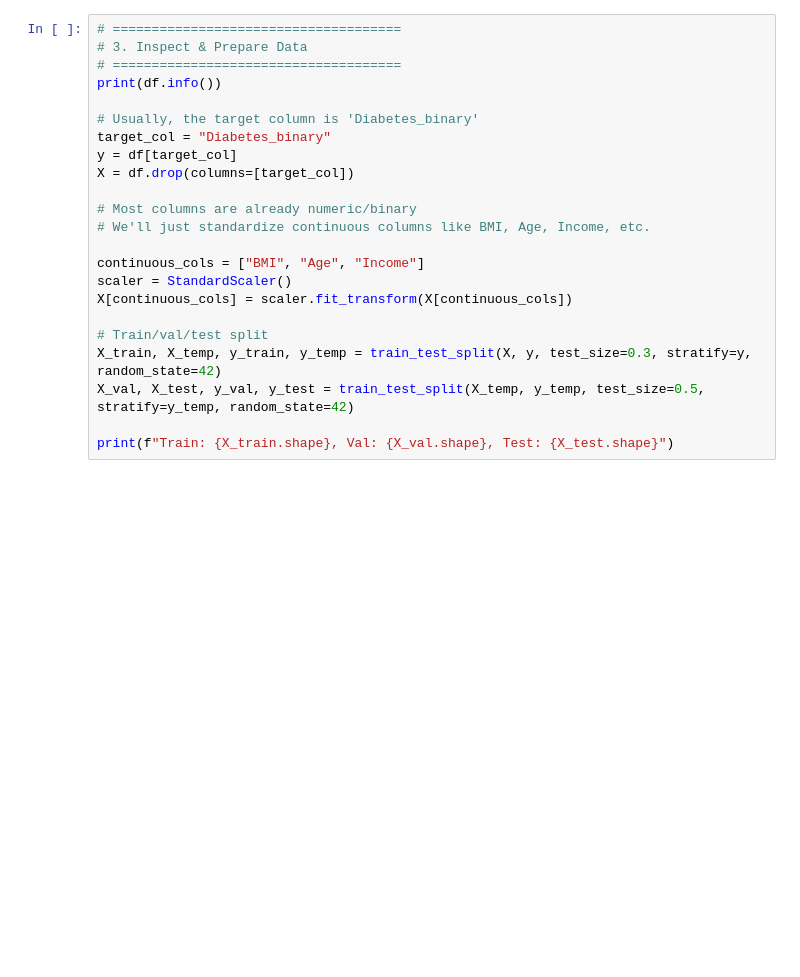
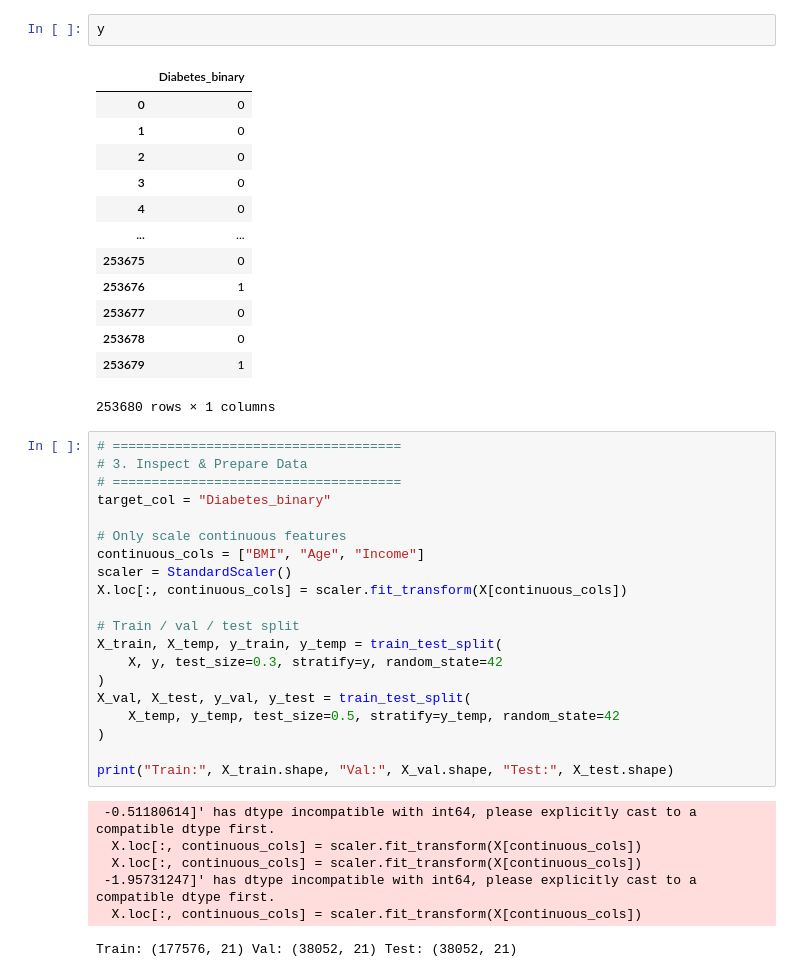
Before and after one commit to Bqnic/diplomski-projekt, a Jupyter notebook: diabetes.ipynb, the cells around one changed output. Cells and saved outputs as stored; diff of their text form; blank space fills up the shorter version.

```diff
--- a/diabetes.ipynb
+++ b/diabetes.ipynb
@@ -25,26 +62,46 @@ df.head()
+# %%
+y
+# %% [output]
+|  | Diabetes_binary |
+| 0 | 0 |
+| 1 | 0 |
+| 2 | 0 |
+| 3 | 0 |
+| 4 | 0 |
+| ... | ... |
+| 253675 | 0 |
+| 253676 | 1 |
+| 253677 | 0 |
+| 253678 | 0 |
+| 253679 | 1 |
+253680 rows × 1 columns
 # %%
 # =====================================
 # 3. Inspect & Prepare Data
 # =====================================
-print(df.info())
+target_col = "Diabetes_binary"
 
-# Usually, the target column is 'Diabetes_binary'
-target_col = "Diabetes_binary"
-y = df[target_col]
-X = df.drop(columns=[target_col])
-
-# Most columns are already numeric/binary
-# We'll just standardize continuous columns like BMI, Age, Income, etc.
-
+# Only scale continuous features
 continuous_cols = ["BMI", "Age", "Income"]
 scaler = StandardScaler()
-X[continuous_cols] = scaler.fit_transform(X[continuous_cols])
+X.loc[:, continuous_cols] = scaler.fit_transform(X[continuous_cols])
 
-# Train/val/test split
-X_train, X_temp, y_train, y_temp = train_test_split(X, y, test_size=0.3, stratify=y, random_state=42)
-X_val, X_test, y_val, y_test = train_test_split(X_temp, y_temp, test_size=0.5, stratify=y_temp, random_state=42)
+# Train / val / test split
+X_train, X_temp, y_train, y_temp = train_test_split(
+    X, y, test_size=0.3, stratify=y, random_state=42
+)
+X_val, X_test, y_val, y_test = train_test_split(
+    X_temp, y_temp, test_size=0.5, stratify=y_temp, random_state=42
+)
 
-print(f"Train: {X_train.shape}, Val: {X_val.shape}, Test: {X_test.shape}")
+print("Train:", X_train.shape, "Val:", X_val.shape, "Test:", X_test.shape)
+# %% [output]
+ -0.51180614]' has dtype incompatible with int64, please explicitly cast to a compatible dtype first.
+  X.loc[:, continuous_cols] = scaler.fit_transform(X[continuous_cols])
+  X.loc[:, continuous_cols] = scaler.fit_transform(X[continuous_cols])
+ -1.95731247]' has dtype incompatible with int64, please explicitly cast to a compatible dtype first.
+  X.loc[:, continuous_cols] = scaler.fit_transform(X[continuous_cols])
+Train: (177576, 21) Val: (38052, 21) Test: (38052, 21)
 # %%
 # =====================================
 # 4. Convert to PyTorch Tensors
```
Also changed, not shown: parts of 10 cells of this notebook.
